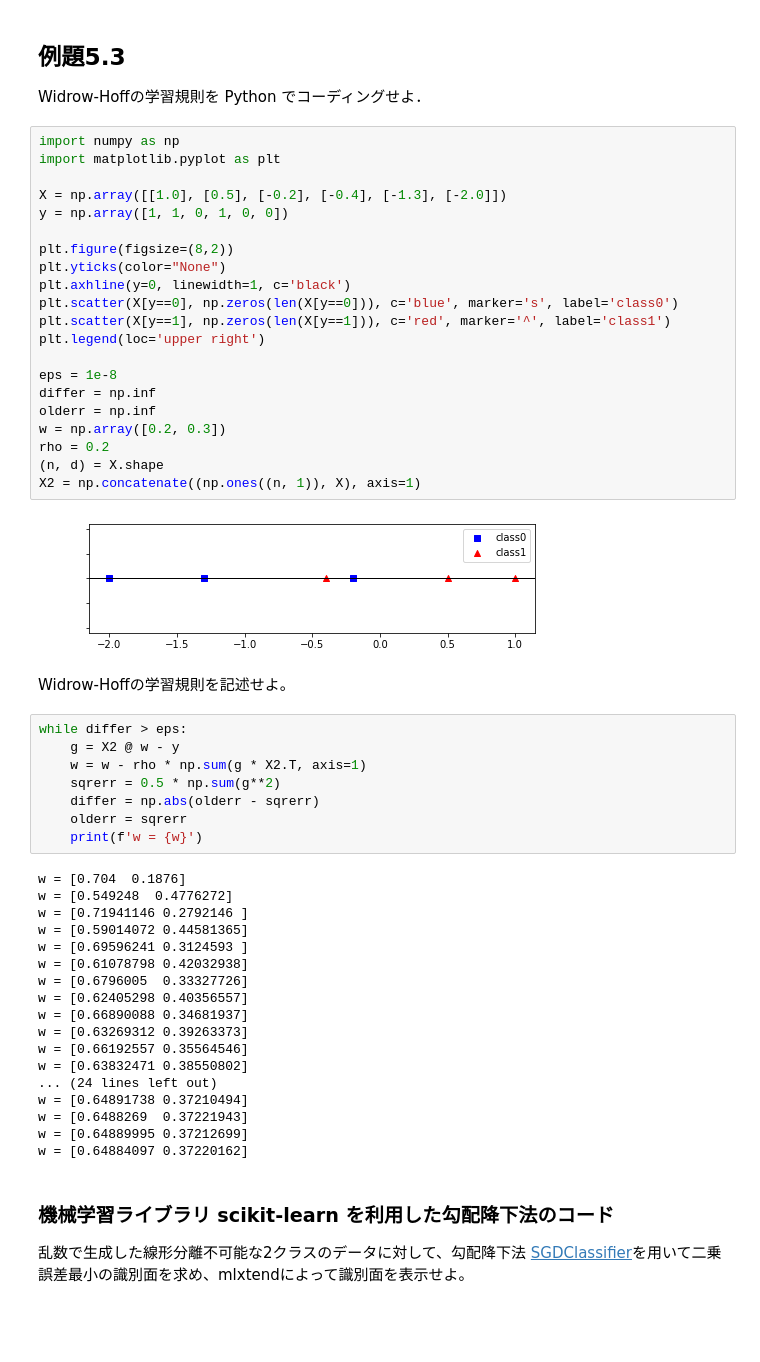
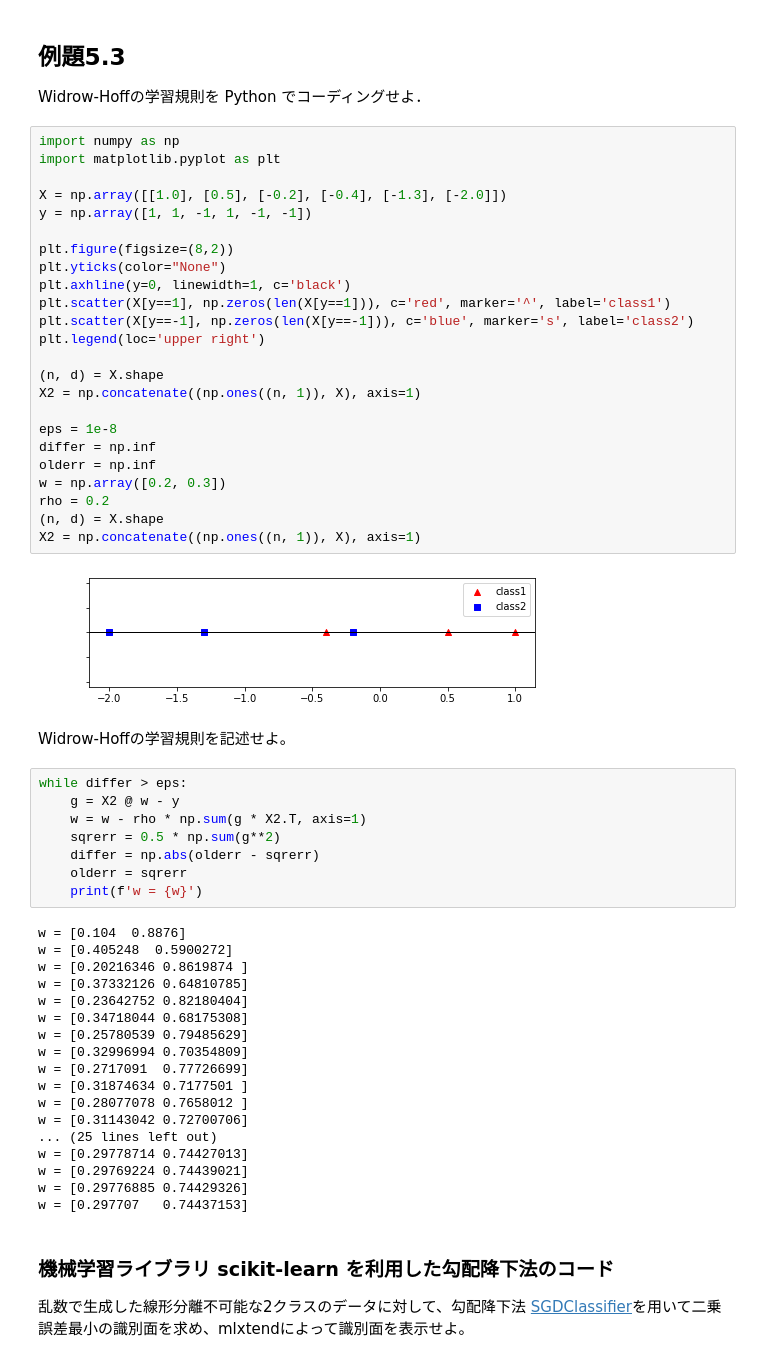
Before and after one commit to MasahiroAraki/SpeechRecognition, a Jupyter notebook: Python/chap05a.ipynb, the cells around one changed output. Saved outputs shown, nothing was run; the diff lists cells and outputs as text; blank space fills up the shorter version.

```diff
--- a/Python/chap05a.ipynb
+++ b/Python/chap05a.ipynb
@@ -66,26 +68,29 @@ Widrow-Hoffの学習規則を Python でコーディングせよ．
 # %%
 import numpy as np
 import matplotlib.pyplot as plt
 
 X = np.array([[1.0], [0.5], [-0.2], [-0.4], [-1.3], [-2.0]])
-y = np.array([1, 1, 0, 1, 0, 0])
+y = np.array([1, 1, -1, 1, -1, -1])
 
 plt.figure(figsize=(8,2))
 plt.yticks(color="None")
 plt.axhline(y=0, linewidth=1, c='black')
-plt.scatter(X[y==0], np.zeros(len(X[y==0])), c='blue', marker='s', label='class0')
 plt.scatter(X[y==1], np.zeros(len(X[y==1])), c='red', marker='^', label='class1')
+plt.scatter(X[y==-1], np.zeros(len(X[y==-1])), c='blue', marker='s', label='class2')
 plt.legend(loc='upper right')
+
+(n, d) = X.shape
+X2 = np.concatenate((np.ones((n, 1)), X), axis=1)
 
 eps = 1e-8
 differ = np.inf
 olderr = np.inf
 w = np.array([0.2, 0.3])
 rho = 0.2
 (n, d) = X.shape
 X2 = np.concatenate((np.ones((n, 1)), X), axis=1)
 # %% [output]
-[figure, old version]
+[figure, new version]
 # %% [markdown]
 Widrow-Hoffの学習規則を記述せよ。
 # %%
@@ -97,23 +102,23 @@ while differ > eps:
     olderr = sqrerr
     print(f'w = {w}')
 # %% [output]
-w = [0.704  0.1876]
-w = [0.549248  0.4776272]
-w = [0.71941146 0.2792146 ]
-w = [0.59014072 0.44581365]
-w = [0.69596241 0.3124593 ]
-w = [0.61078798 0.42032938]
-w = [0.6796005  0.33327726]
-w = [0.62405298 0.40356557]
-w = [0.66890088 0.34681937]
-w = [0.63269312 0.39263373]
-w = [0.66192557 0.35564546]
-w = [0.63832471 0.38550802]
-... (24 lines left out)
-w = [0.64891738 0.37210494]
-w = [0.6488269  0.37221943]
-w = [0.64889995 0.37212699]
-w = [0.64884097 0.37220162]
+w = [0.104  0.8876]
+w = [0.405248  0.5900272]
+w = [0.20216346 0.8619874 ]
+w = [0.37332126 0.64810785]
+w = [0.23642752 0.82180404]
+w = [0.34718044 0.68175308]
+w = [0.25780539 0.79485629]
+w = [0.32996994 0.70354809]
+w = [0.2717091  0.77726699]
+w = [0.31874634 0.7177501 ]
+w = [0.28077078 0.7658012 ]
+w = [0.31143042 0.72700706]
+... (25 lines left out)
+w = [0.29778714 0.74427013]
+w = [0.29769224 0.74439021]
+w = [0.29776885 0.74429326]
+w = [0.297707   0.74437153]
 # %% [markdown]
 ### 機械学習ライブラリ scikit-learn を利用した勾配降下法のコード
 
```
Also changed, not shown: parts of 7 cells of this notebook, 1 other file.
